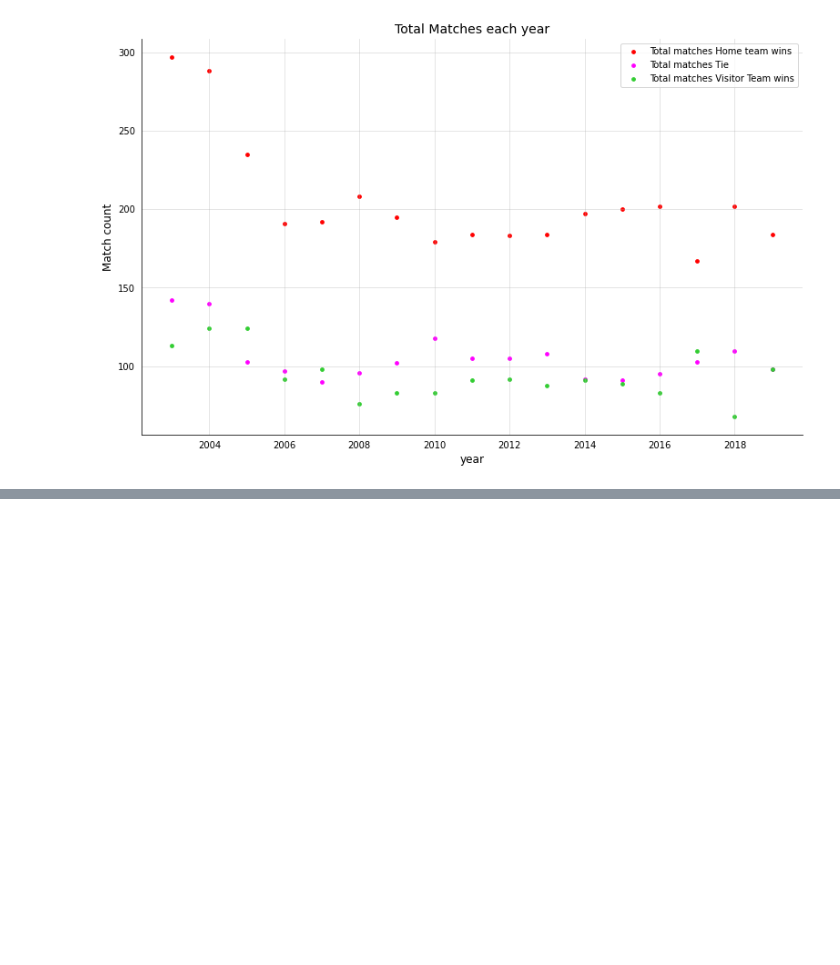
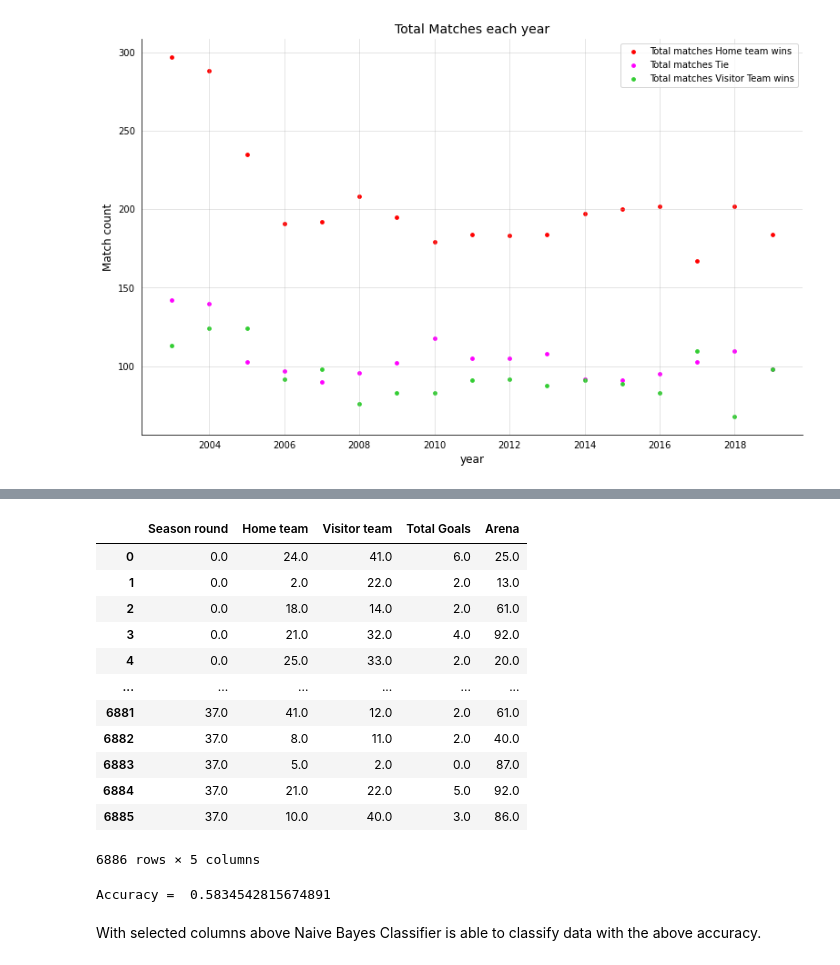
Before and after one commit to dxsumit/ASBD, a Jupyter notebook: midsem/CED19I028_ASBD_midsem.ipynb, the cells around one changed output, grey strips where cells are left out. Saved outputs shown, nothing was run; the diff lists cells and outputs as text; code cells hidden in the pictures; blank space fills up the shorter version.

```diff
--- a/midsem/CED19I028_ASBD_midsem.ipynb
+++ b/midsem/CED19I028_ASBD_midsem.ipynb
@@ -587,0 +1075,5 @@ plt.show()
+# %%
+# converting into feature and Label set
+train_X = B_df.iloc[:,:-1]
+train_Y = B_df.iloc[:,-1]
+train_Y
@@ -587,0 +1093,37 @@ plt.show()
+# %%
+# encoding data for classifier
+OE = OrdinalEncoder()
+for i in range(train_X.shape[1]):
+    col = train_X.iloc[:,i]
+    col = col.values.reshape(-1,1)
+    train_X.iloc[:,i] = OE.fit_transform(col)
+
+train_X
+# %% [output]
+|  | Season round | Home team | Visitor team | Total Goals | Arena |
+| 0 | 0.0 | 24.0 | 41.0 | 6.0 | 25.0 |
+| 1 | 0.0 | 2.0 | 22.0 | 2.0 | 13.0 |
+| 2 | 0.0 | 18.0 | 14.0 | 2.0 | 61.0 |
+| 3 | 0.0 | 21.0 | 32.0 | 4.0 | 92.0 |
+| 4 | 0.0 | 25.0 | 33.0 | 2.0 | 20.0 |
+| ... | ... | ... | ... | ... | ... |
+| 6881 | 37.0 | 41.0 | 12.0 | 2.0 | 61.0 |
+| 6882 | 37.0 | 8.0 | 11.0 | 2.0 | 40.0 |
+| 6883 | 37.0 | 5.0 | 2.0 | 0.0 | 87.0 |
+| 6884 | 37.0 | 21.0 | 22.0 | 5.0 | 92.0 |
+| 6885 | 37.0 | 10.0 | 40.0 | 3.0 | 86.0 |
+6886 rows × 5 columns
+# %%
+# splitting the data into train test of 80:20 ...
+train_x, test_x, train_y, test_y = train_test_split(train_X, train_Y, test_size=0.2)
+
+classifier = GaussianNB()
+classifier.fit(train_x, train_y)
+
+# predicting
+Y_predicted = classifier.predict(test_x)
+print("Accuracy = ", metrics.accuracy_score(test_y, Y_predicted))
+# %% [output]
+Accuracy =  0.5834542815674891
+# %% [markdown]
+With selected columns above Naive Bayes Classifier is able to classify data with the above accuracy.
```
Also changed, not shown: parts of 26 cells of this notebook, 20 other files.
